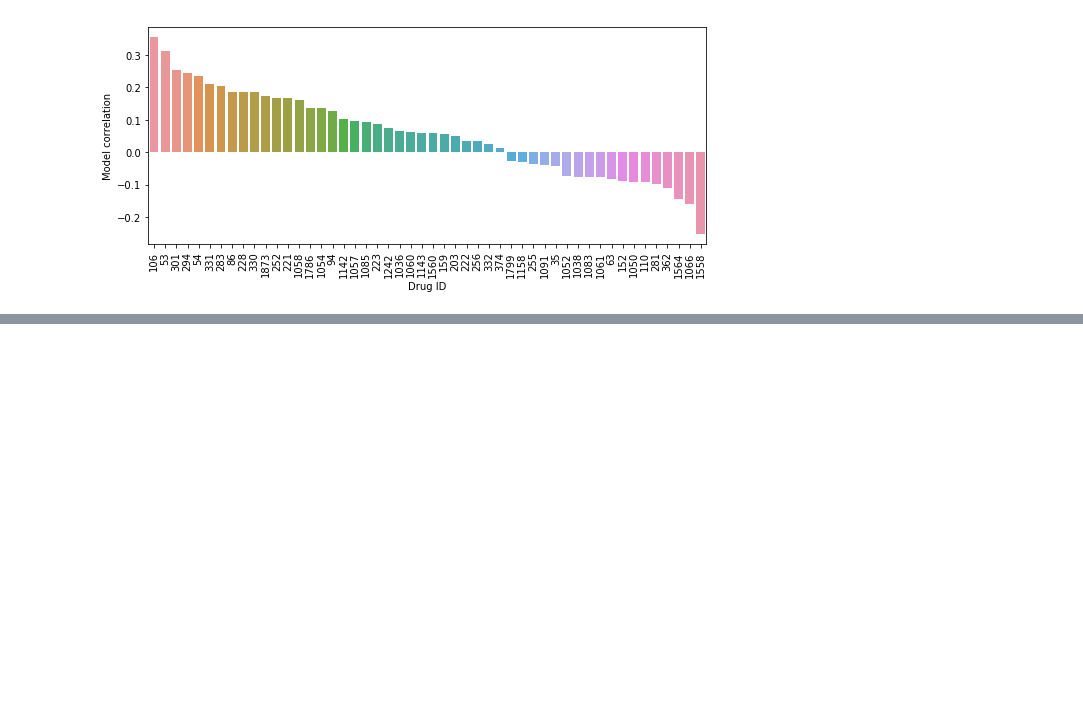
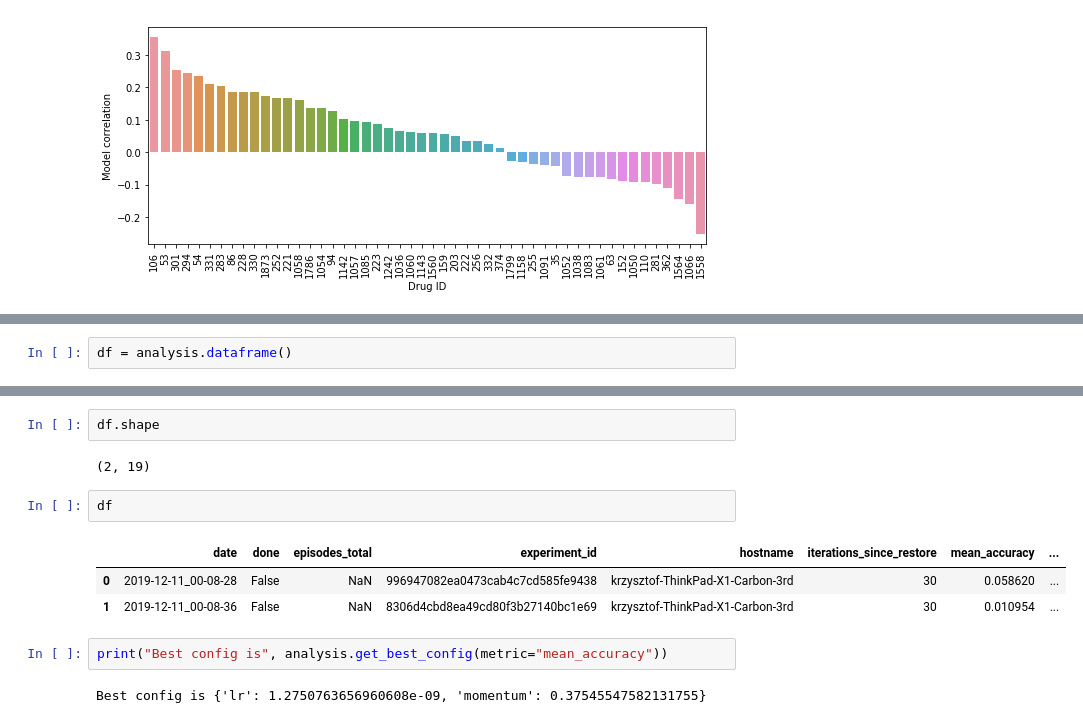
Before and after one commit to kkoras/rec-system-for-drug-response, a Jupyter notebook: Scripts/Prototypes and baseline models/linear_model_KINOMEscan_data.ipynb, the cells around one changed output, grey strips where cells are left out. Saved outputs shown, nothing was run; the diff lists cells and outputs as text; blank space fills up the shorter version.

```diff
--- a/Scripts/Prototypes and baseline models/linear_model_KINOMEscan_data.ipynb
+++ b/Scripts/Prototypes and baseline models/linear_model_KINOMEscan_data.ipynb
@@ -659,0 +1016,2 @@ plt.show()
+# %%
+df = analysis.dataframe()
@@ -659,0 +1020,14 @@ plt.show()
+# %%
+df.shape
+# %% [output]
+(2, 19)
+# %%
+df
+# %% [output]
+|  | date | done | episodes_total | experiment_id | hostname | iterations_since_restore | mean_accuracy | ... |
+| 0 | 2019-12-11_00-08-28 | False | NaN | 996947082ea0473cab4c7cd585fe9438 | krzysztof-ThinkPad-X1-Carbon-3rd | 30 | 0.058620 | ... |
+| 1 | 2019-12-11_00-08-36 | False | NaN | 8306d4cbd8ea49cd80f3b27140bc1e69 | krzysztof-ThinkPad-X1-Carbon-3rd | 30 | 0.010954 | ... |
+# %%
+print("Best config is", analysis.get_best_config(metric="mean_accuracy"))
+# %% [output]
+Best config is {'lr': 1.2750763656960608e-09, 'momentum': 0.37545547582131755}
```
Also changed, not shown: parts of 45 cells of this notebook.
